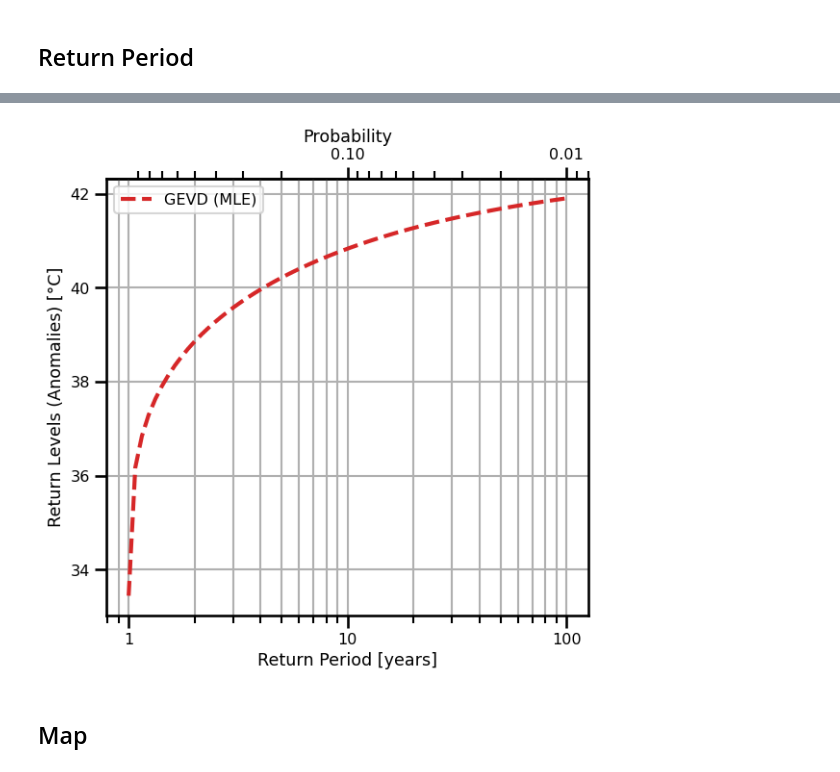
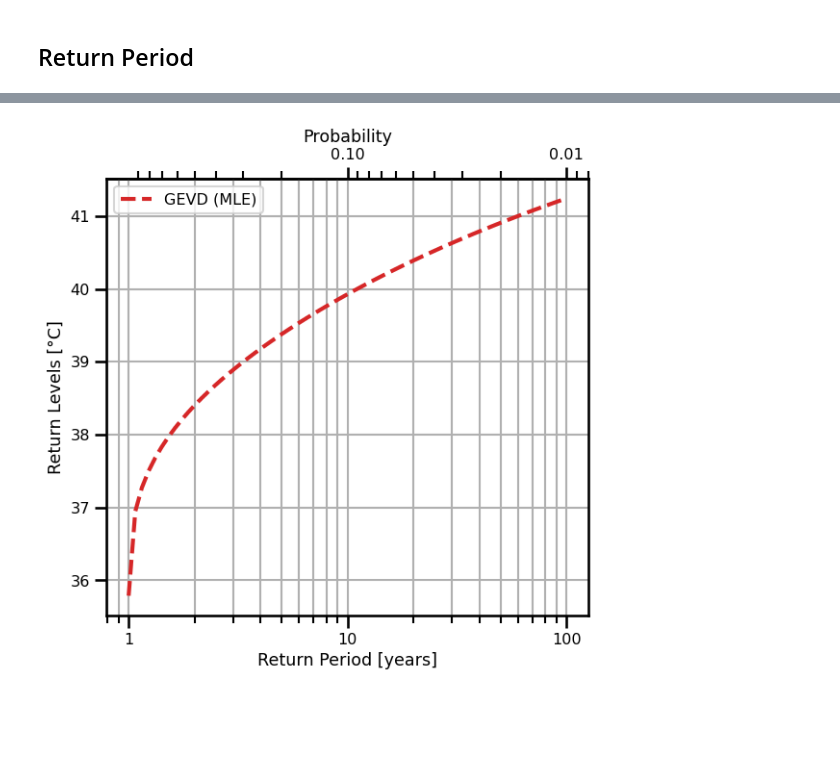
Before and after one commit to jejjohnson/jbayesevt, a Jupyter notebook: notebooks/evt/1.3_evt_scipy_gevd.ipynb, the cells around one changed output, grey strips where cells are left out. Drawn from its saved outputs; the diff is of its cells as text; code cells hidden in the pictures; blank space fills up the shorter version.

```diff
--- a/notebooks/evt/1.3_evt_scipy_gevd.ipynb
+++ b/notebooks/evt/1.3_evt_scipy_gevd.ipynb
@@ -128,0 +133,3 @@ Name: t2m, dtype: float64
+# %%
+extremes_madrid = calculate_block_maxima_ts(ds_madrid, 365)
+extremes_madrid
@@ -169,0 +170,10 @@ plt.show()
+# %%
+y = extremes_madrid.t2m_max.values
+# %%
+# fit parameters to data
+params = genextreme.fit(y, method="MLE")
+model = genextreme(*params)
+print("Parameters (MLE):")
+print(f"Shape - ξ: {params[0]:.4f}")
+print(f"Loc   - μ: {params[1]:.4f}")
+print(f"Scale - σ: {params[2]:.4f}")
@@ -180,8 +186,0 @@ It also has built-in method to learn the parameters using the MLE method.
-# %%
-# fit parameters to data
-params = genextreme.fit(extremes, method="MLE")
-model = genextreme(*params)
-print("Parameters (MLE):")
-print(f"Shape - ξ: {params[0]:.4f}")
-print(f"Loc   - μ: {params[1]:.4f}")
-print(f"Scale - σ: {params[2]:.4f}")
@@ -321,45 +267,33 @@ array([         nan,          nan,          nan,          nan,
 # %%
-
 
 fig, ax = plt.subplots(figsize=(6,6))
 
 ax.plot(
     return_periods, return_levels,
     linestyle="--", linewidth=3, color="tab:red",
     label="GEVD (MLE)",
 )
 
 
 ax.set(
     xlabel="Return Period [years]",
-    ylabel="Return Levels (Anomalies) [°C]",
+    ylabel="Return Levels [°C]",
     xscale="log",
 )
-
-# SECOND AXIS
-def safe_reciprocal(x):
-    """Vectorized 1/x, treating x==0 manually"""
-    x = np.array(x, float)
-    near_zero = np.isclose(x, 0)
-    x[near_zero] = np.inf
-    x[~near_zero] = np.reciprocal(x[~near_zero])
-    return x
 
 secax = ax.secondary_xaxis("top", functions=(safe_reciprocal, safe_reciprocal))
 secax.set_xlabel("Probability")
 secax.set_xticks([0.1, 0.01])
 
 # format log scale labels
 formatter = ScalarFormatter()
 formatter.set_scientific(False)
 ax.xaxis.set_major_formatter(formatter)
 secax.xaxis.set_major_formatter(formatter)
 
 plt.grid(which="both", visible=True)
 plt.legend()
 plt.tight_layout()
 plt.show()
 # %% [output]
-[figure, old version]
+[figure, new version]
-# %% [markdown]
-## Map
```
Also changed, not shown: parts of 58 cells of this notebook, 19 other files.
